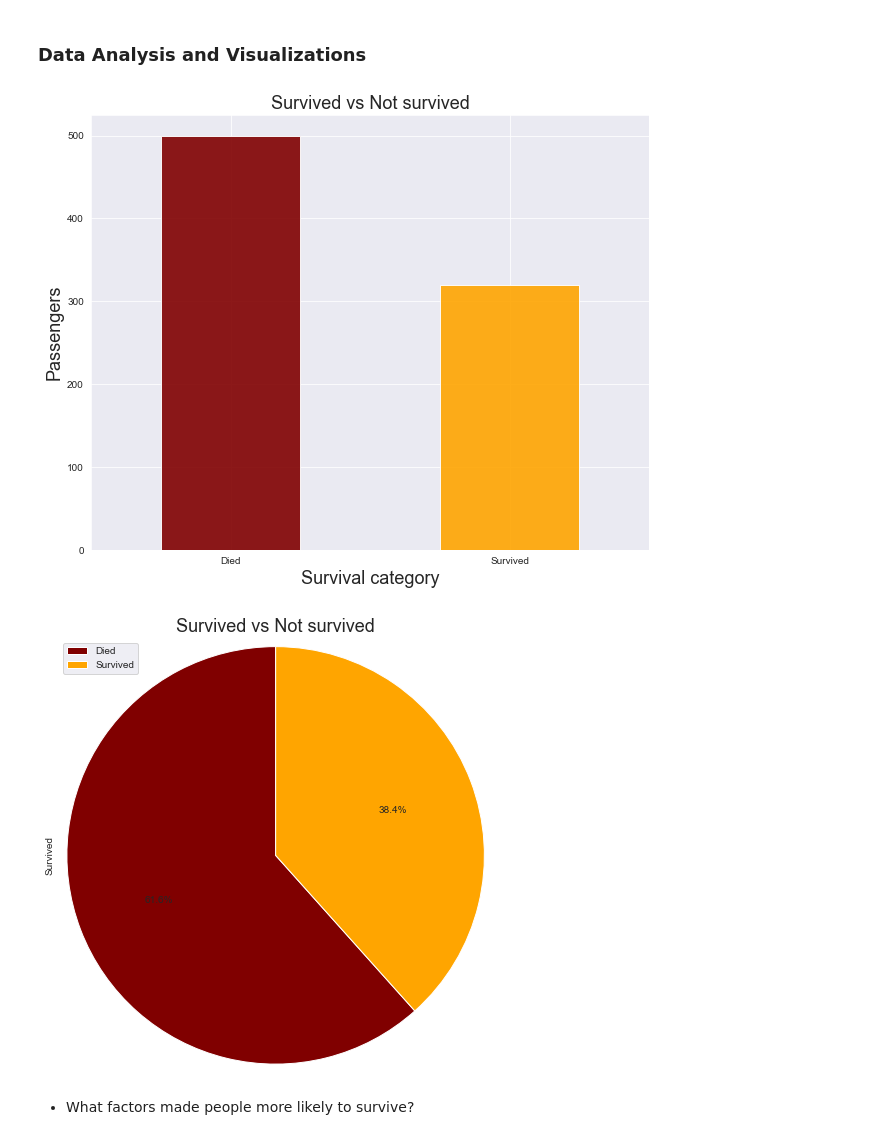
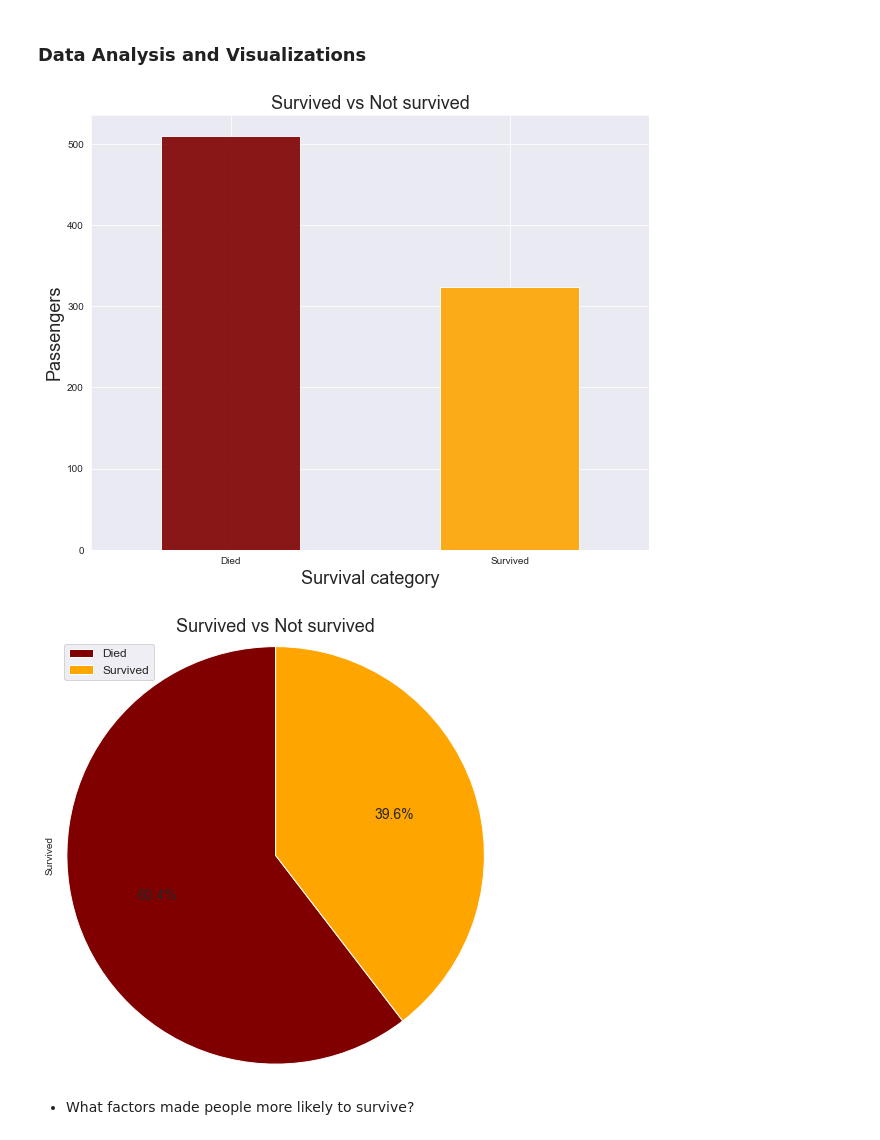
Before and after one commit to okoriechinonso1/Titanic_data_analysis-_repo, a Jupyter notebook: titanic_analysis.ipynb, the cells around one changed output. Saved outputs shown, nothing was run; the diff lists cells and outputs as text; code cells hidden in the pictures.

```diff
--- a/titanic_analysis.ipynb
+++ b/titanic_analysis.ipynb
@@ -531,3 +533,7 @@ def age_series_type_converter(row):
     return age_list
 
 dF2['Age'] = age_series_type_converter(dF2)
+# %%
+dF2 = dF2[(np.abs(stats.zscore(dF2['Age'])) < 3)]
+# %%
+dF2 = dF2[(np.abs(stats.zscore(dF2['SibSp'])) < 3)]
@@ -556,11 +568,6 @@ plt.show()
 # %%
 # Normalzing the attribute "Survived"
 dFi = dF3.copy()
-# Coverting the feature from bool type back to int type before normalizing
-dFi.Survived = dFi.Survived.replace({True: 1, False: 0})
-# apply normalization techniques by Column 1
-column = 'Survived'
-dFi[column] = (dFi[column] - dFi[column].min()) / (dFi[column].max() - dFi[column].min())
 
 # COnverting the variable back to type bool
 dFi.Survived = dF2.Survived.astype('bool')
@@ -571,6 +587,13 @@ dFi.Survived = dF2.Survived.astype('bool')
 column = 'Parch'
 
 dFi[column] = (dFi[column] - dFi[column].min()) / (dFi[column].max() - dFi[column].min())
+# %%
+# Normalzing the attribute "SibSp"
+
+# applying min-max scaling technique
+column = 'SibSp'
+
+dFi[column] = (dFi[column] - dFi[column].min()) / (dFi[column].max() - dFi[column].min())
 # %% [markdown]
 ##### Inspecting the summary statistics of the distribution to determine the outcome of the wrangling/Preprocessing step
 # %%
@@ -602,15 +628,15 @@ plt.ylabel('Passengers', fontsize=18)
 #plt.legend(['Died', 'Survived'])
 plt.xticks([0, 1], ['Died', 'Survived']);
 # %% [output]
-[figure, old version]
+[figure, new version]
 # %%
 # Alternatively
 survivecounts = dFi.groupby(['Survived'])['Survived'].count()
-survivecounts.plot(kind='pie', colors=['maroon', 'orange'], labels=None, center=(0,0), radius=1.2, autopct='%1.1f%%', figsize=(8,8), startangle=90)
+survivecounts.plot(kind='pie', colors=['maroon', 'orange'], labels=None, textprops={'fontsize': 14}, center=(0,0), radius=1.2, autopct='%1.1f%%', figsize=(8,8), startangle=90)
 plt.title("Survived vs Not survived", fontsize=18)
-plt.legend(['Died', 'Survived']);
+plt.legend(['Died', 'Survived'], fontsize=12, loc='upper left');
 # %% [output]
-[figure, old version]
+[figure, new version]
 # %% [markdown]
 - What factors made people more likely to survive?
 # %%
```
Also changed, not shown: parts of 29 cells of this notebook.
